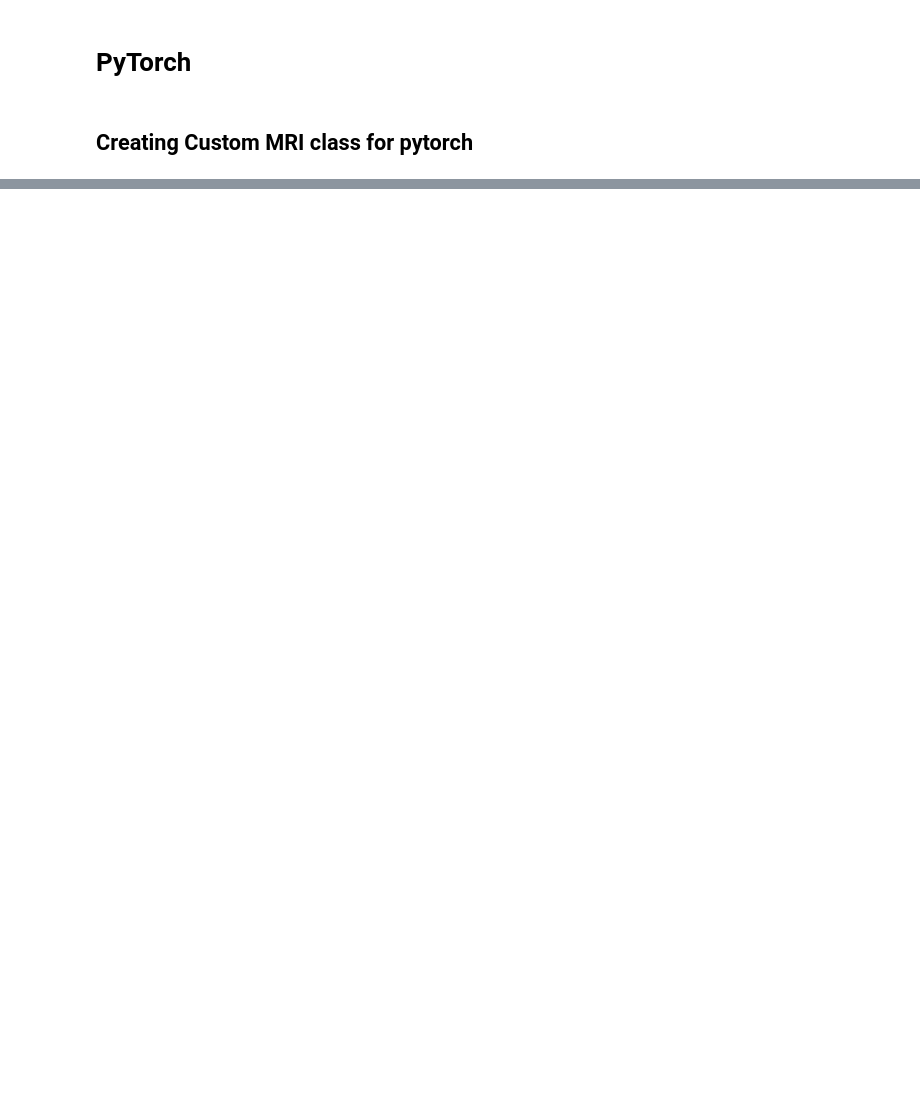
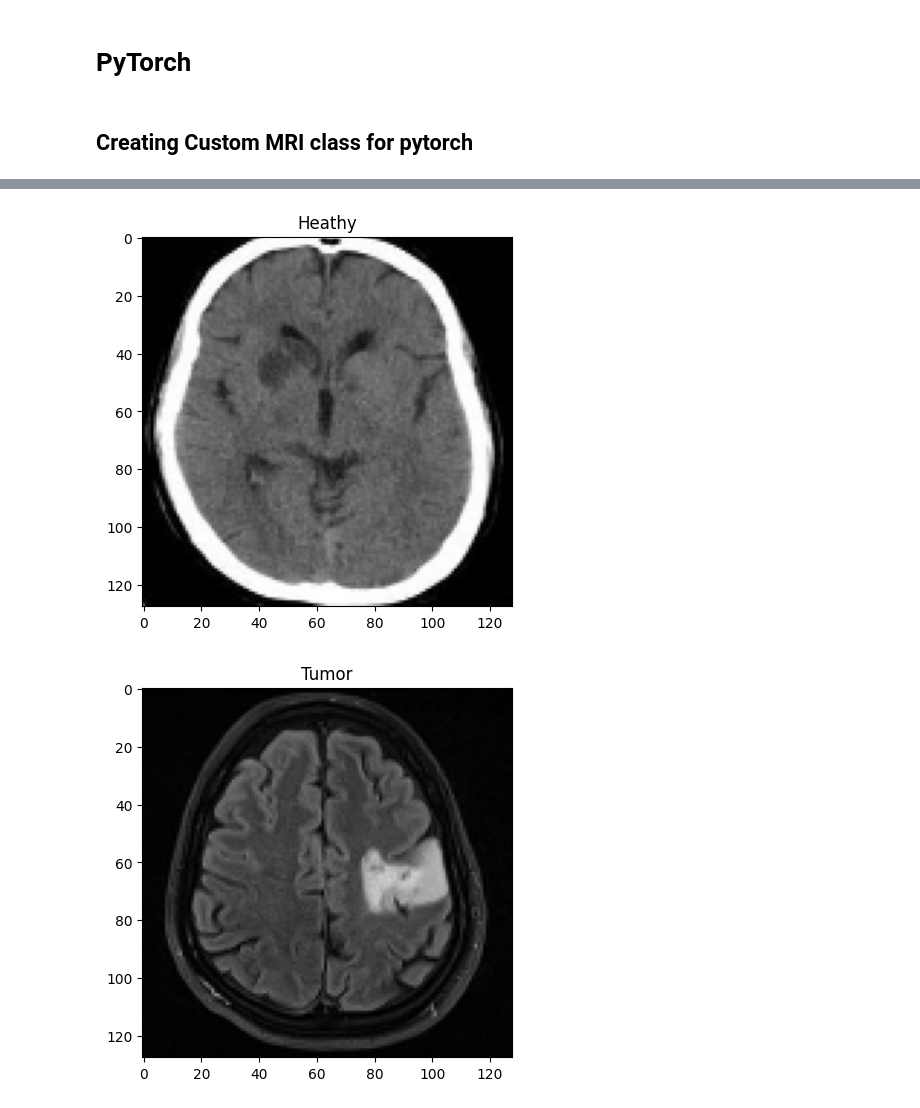
Before and after one commit to Rajdip801/Major_Project, a Jupyter notebook: Tumor_identifier.ipynb, the cells around one changed output, grey strips where cells are left out. Saved outputs shown, nothing was run; the diff lists cells and outputs as text; code cells hidden in the pictures; blank space fills up the shorter version.

Commit message:
Todays_Commit_DataLoader

```diff
--- a/Tumor_identifier.ipynb
+++ b/Tumor_identifier.ipynb
@@ -62,0 +234,4 @@ plot_random(no_tumor,tumor,num =5)
+# %%
+mri=MRI()
+mri.normalize()
+len(mri)
@@ -62,0 +267,18 @@ plot_random(no_tumor,tumor,num =5)
+# %%
+
+# One way of iterating
+names={0:'Heathy', 1:'Tumor'}
+dataloader = DataLoader(mri, shuffle=True)
+for i, sample in enumerate(dataloader):
+    img = sample['image'].squeeze()
+    img = img.reshape((img.shape[1], img.shape[2], img.shape[0]))
+    plt.title(names[sample['label'].item()])
+    plt.imshow(img)
+    plt.show()
+    if i == 5:
+        break
+# Iterates through the DataLoader, displaying a sample image
+# and label from the dataset. Stops after 5 iterations.
+# %% [output]
+[figure, added]
+[figure, added]
```
Also changed, not shown: parts of 16 cells of this notebook, 1 other file.
